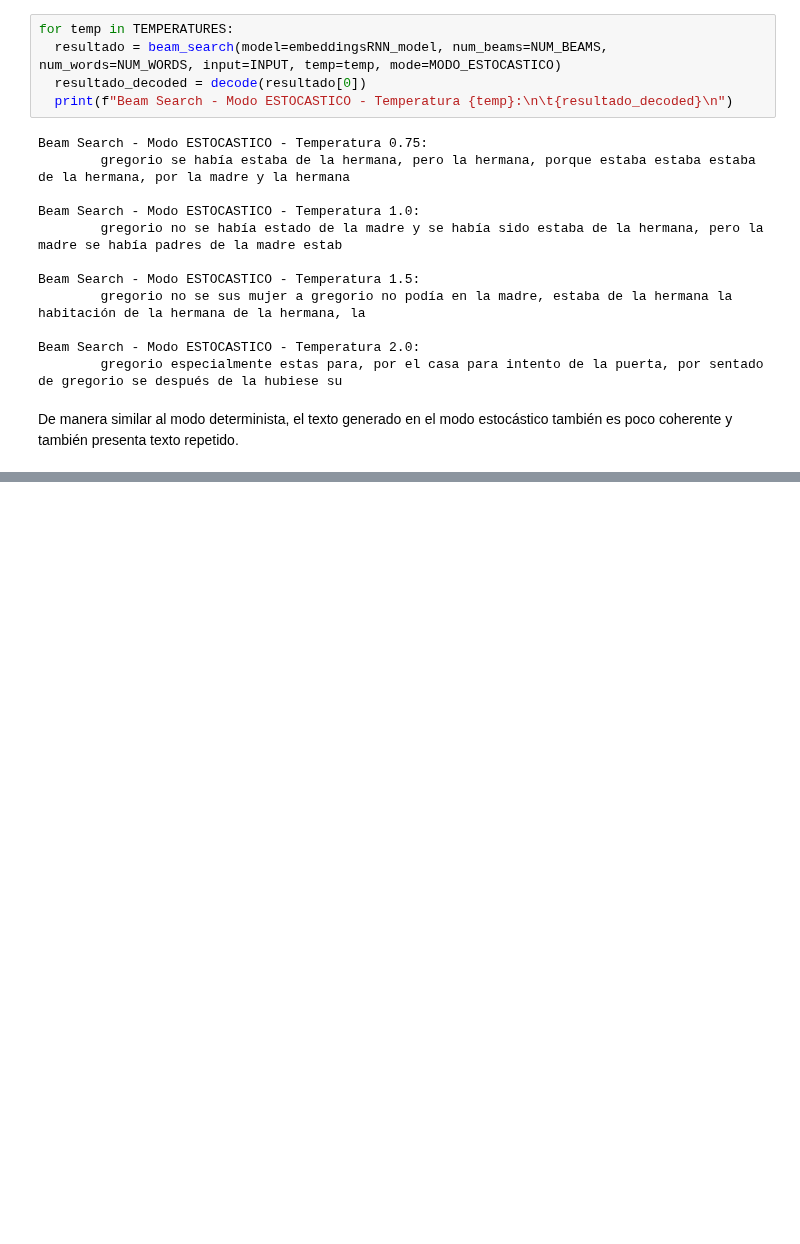
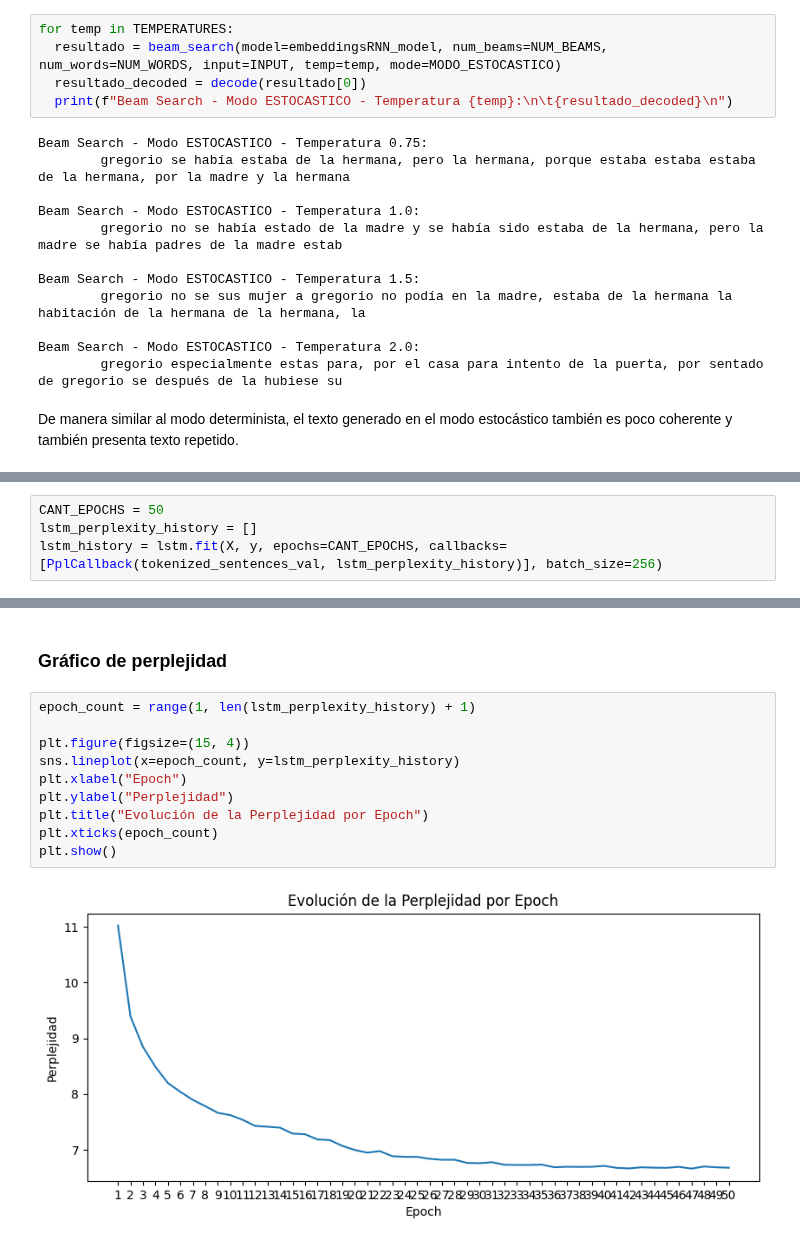
Before and after one commit to gasper-az/procesamiento-lenguaje-natural-desafios, a Jupyter notebook: desafios/desafio_03/desafio_03.ipynb, the cells around one changed output, grey strips where cells are left out. Saved outputs shown, nothing was run; the diff lists cells and outputs as text; blank space fills up the shorter version.

Commit message:
[Desafio-3] Modelo con 50 epochs

```diff
--- a/desafios/desafio_03/desafio_03.ipynb
+++ b/desafios/desafio_03/desafio_03.ipynb
@@ -695,0 +753,4 @@ De manera similar al modo determinista, el texto generado en el modo estocástic
+# %%
+CANT_EPOCHS = 50
+lstm_perplexity_history = []
+lstm_history = lstm.fit(X, y, epochs=CANT_EPOCHS, callbacks=[PplCallback(tokenized_sentences_val, lstm_perplexity_history)], batch_size=256)
@@ -695,0 +775,14 @@ De manera similar al modo determinista, el texto generado en el modo estocástic
+# %% [markdown]
+### Gráfico de perplejidad
+# %%
+epoch_count = range(1, len(lstm_perplexity_history) + 1)
+
+plt.figure(figsize=(15, 4))
+sns.lineplot(x=epoch_count, y=lstm_perplexity_history)
+plt.xlabel("Epoch")
+plt.ylabel("Perplejidad")
+plt.title("Evolución de la Perplejidad por Epoch")
+plt.xticks(epoch_count)
+plt.show()
+# %% [output]
+[figure, added]
```
Also changed, not shown: parts of 19 cells of this notebook.
